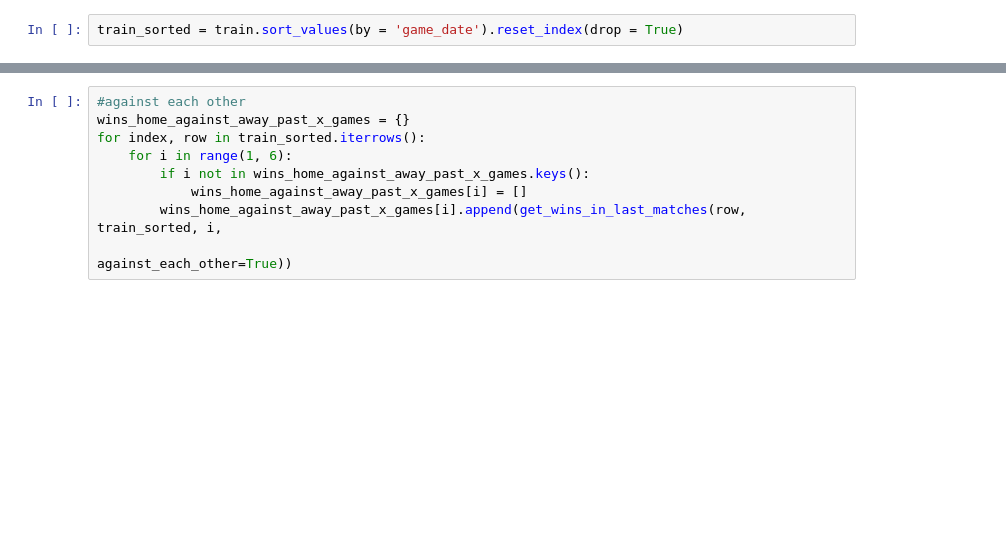
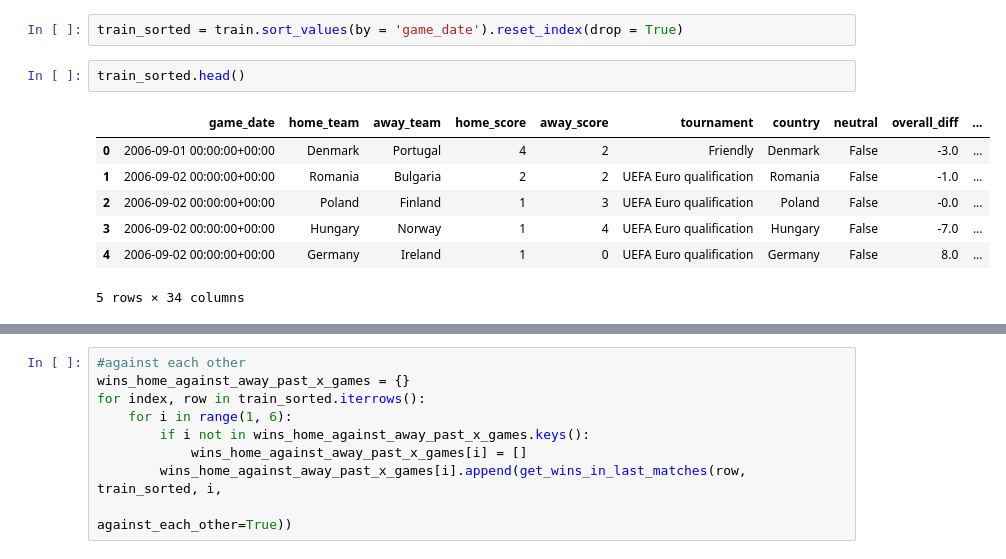
Before and after one commit to AC209aWC2018/World-Cup-2018, a Jupyter notebook: sofifa/momentum.ipynb, the cells around one changed output, grey strips where cells are left out. Cells and saved outputs as stored; diff of their text form; blank space fills up the shorter version.

```diff
--- a/sofifa/momentum.ipynb
+++ b/sofifa/momentum.ipynb
@@ -59,6 +74,16 @@ Surprisingly, it seems that being at home actually does not give an advantage!
 From the European matches we saw that past match results might be good features. As such, we do the same thing here and calculate the number of wins by the home team and away team and the past matches.
 # %%
 train_sorted = train.sort_values(by = 'game_date').reset_index(drop = True)
+# %%
+train_sorted.head()
+# %% [output]
+|  | game_date | home_team | away_team | home_score | away_score | tournament | country | neutral | overall_diff | ... |
+| 0 | 2006-09-01 00:00:00+00:00 | Denmark | Portugal | 4 | 2 | Friendly | Denmark | False | -3.0 | ... |
+| 1 | 2006-09-02 00:00:00+00:00 | Romania | Bulgaria | 2 | 2 | UEFA Euro qualification | Romania | False | -1.0 | ... |
+| 2 | 2006-09-02 00:00:00+00:00 | Poland | Finland | 1 | 3 | UEFA Euro qualification | Poland | False | -0.0 | ... |
+| 3 | 2006-09-02 00:00:00+00:00 | Hungary | Norway | 1 | 4 | UEFA Euro qualification | Hungary | False | -7.0 | ... |
+| 4 | 2006-09-02 00:00:00+00:00 | Germany | Ireland | 1 | 0 | UEFA Euro qualification | Germany | False | 8.0 | ... |
+5 rows × 34 columns
 # %%
 def get_wins_in_last_matches(df_row, df, num_games, team_id_col = ['home_team', 'away_team'],
                             against_each_other = False):
```
Also changed, not shown: parts of 20 cells of this notebook, 5 other files.
